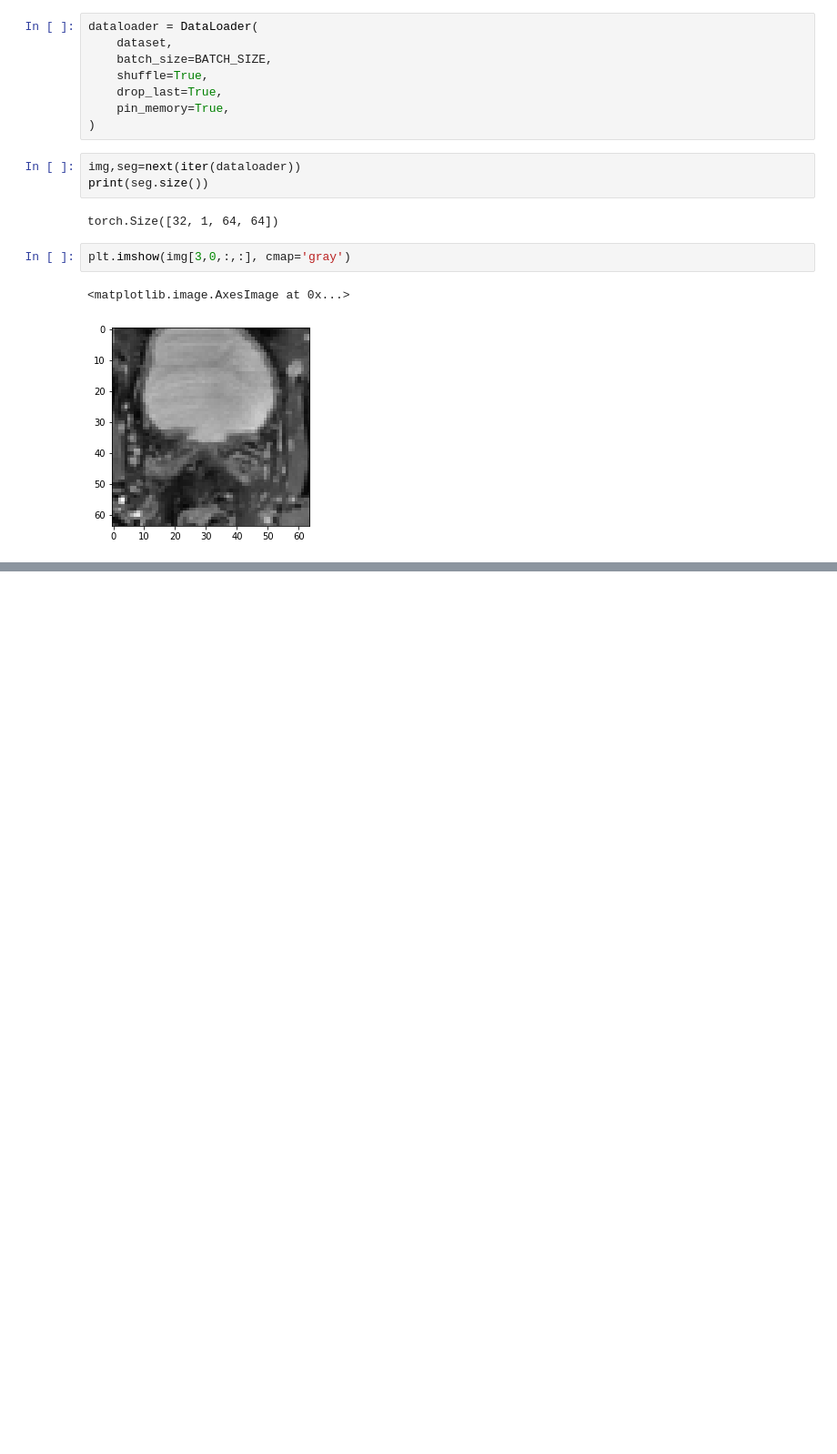
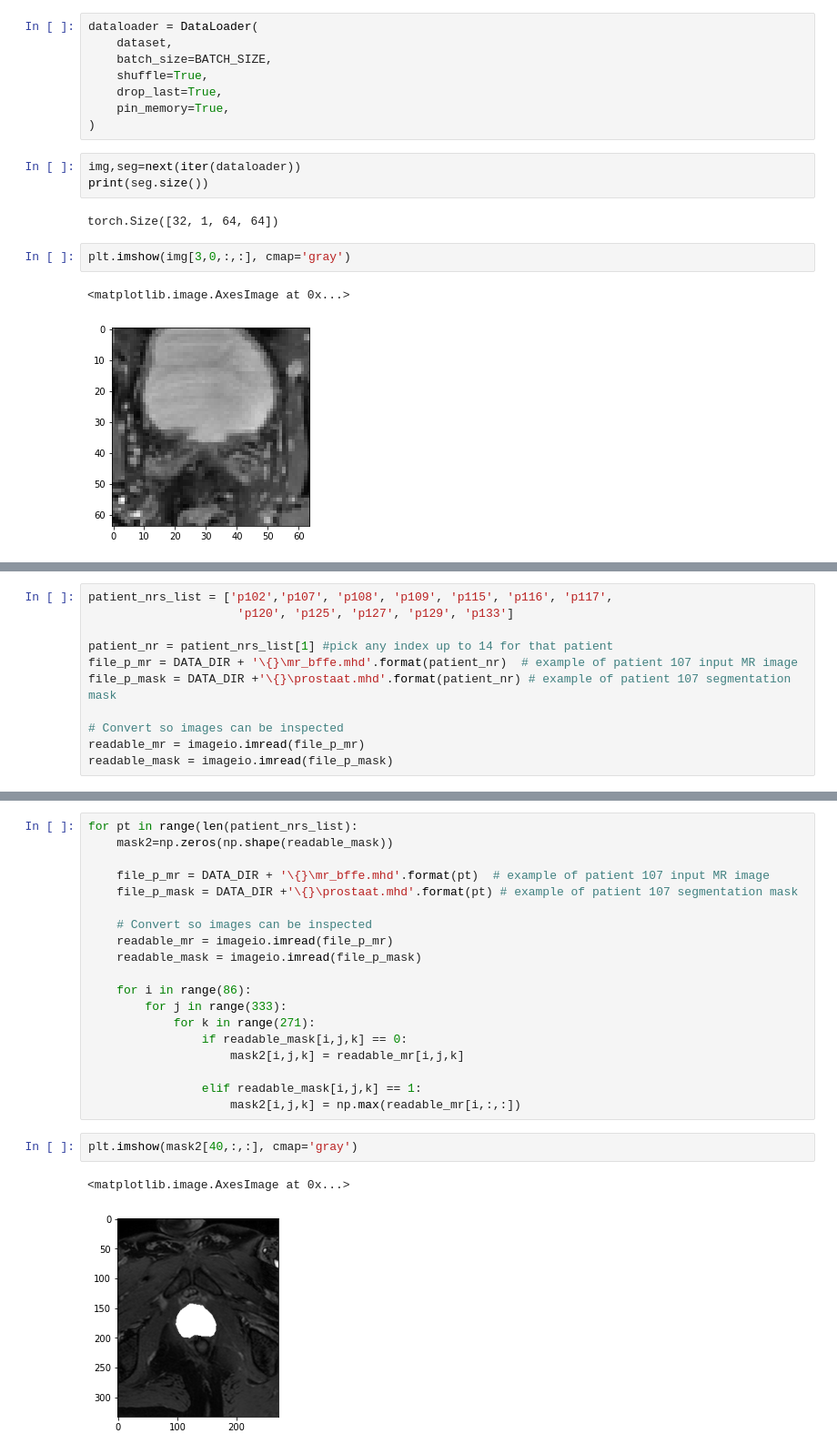
Before and after one commit to LarsV167/Capita_selecta, a Jupyter notebook: Masks_with_background.ipynb, the cells around one changed output, grey strips where cells are left out. Shown at 91% size. Saved outputs shown, nothing was run; the diff lists cells and outputs as text; blank space fills up the shorter version.

```diff
--- a/Masks_with_background.ipynb
+++ b/Masks_with_background.ipynb
@@ -84,0 +94,11 @@ plt.imshow(img[9,0,:,:],cmap='gray')
+# %%
+patient_nrs_list = ['p102','p107', 'p108', 'p109', 'p115', 'p116', 'p117',
+                     'p120', 'p125', 'p127', 'p129', 'p133']
+
+patient_nr = patient_nrs_list[1] #pick any index up to 14 for that patient
+file_p_mr = DATA_DIR + '\{}\mr_bffe.mhd'.format(patient_nr)  # example of patient 107 input MR image
+file_p_mask = DATA_DIR +'\{}\prostaat.mhd'.format(patient_nr) # example of patient 107 segmentation mask
+
+# Convert so images can be inspected
+readable_mr = imageio.imread(file_p_mr)
+readable_mask = imageio.imread(file_p_mask)
@@ -84,0 +108,24 @@ plt.imshow(img[9,0,:,:],cmap='gray')
+# %%
+for pt in range(len(patient_nrs_list):
+    mask2=np.zeros(np.shape(readable_mask))
+
+    file_p_mr = DATA_DIR + '\{}\mr_bffe.mhd'.format(pt)  # example of patient 107 input MR image
+    file_p_mask = DATA_DIR +'\{}\prostaat.mhd'.format(pt) # example of patient 107 segmentation mask
+
+    # Convert so images can be inspected
+    readable_mr = imageio.imread(file_p_mr)
+    readable_mask = imageio.imread(file_p_mask)
+
+    for i in range(86):
+        for j in range(333):
+            for k in range(271):
+                if readable_mask[i,j,k] == 0:
+                    mask2[i,j,k] = readable_mr[i,j,k]
+
+                elif readable_mask[i,j,k] == 1:
+                    mask2[i,j,k] = np.max(readable_mr[i,:,:])
+# %%
+plt.imshow(mask2[40,:,:], cmap='gray')
+# %% [output]
+<matplotlib.image.AxesImage at 0x...>
+[figure, added]
```
Also changed, not shown: parts of 10 cells of this notebook, 1 other file.
